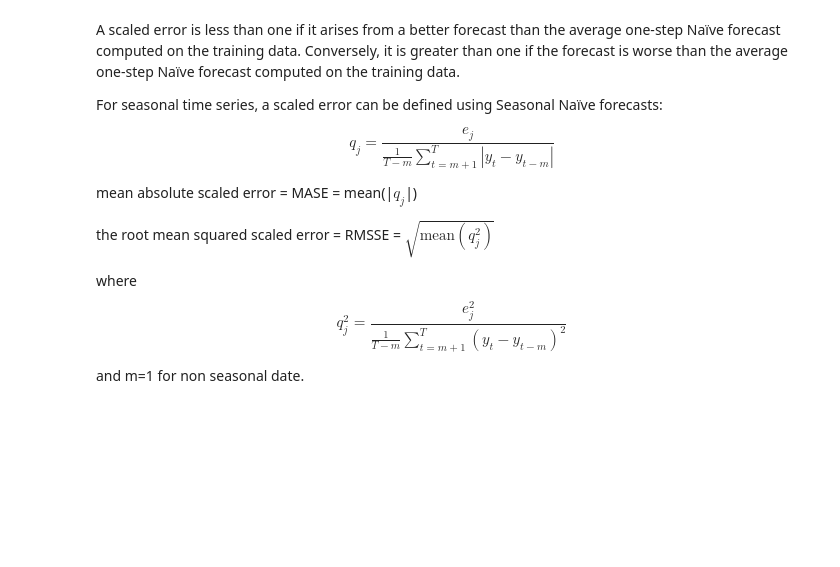
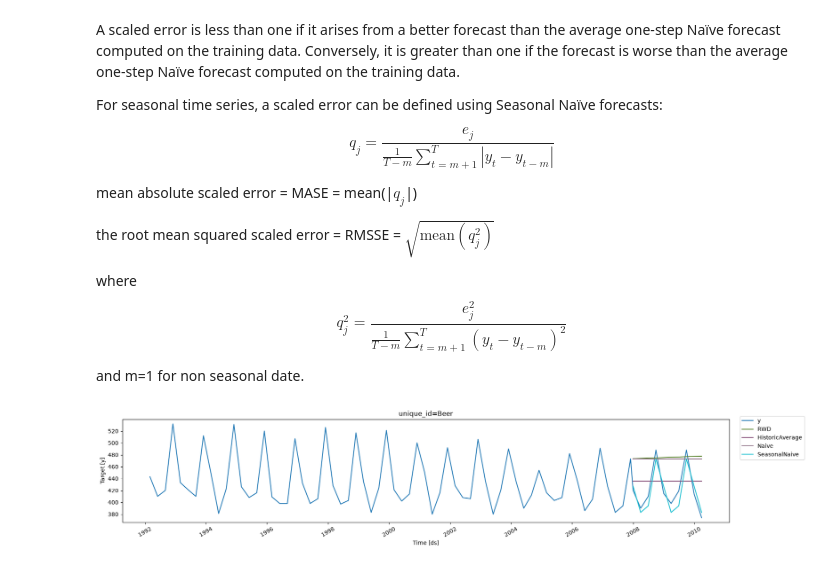
Before and after one commit to Minajamfum/forecasting, a Jupyter notebook: chapter5.ipynb, the cells around one changed output. Saved outputs shown, nothing was run; the diff lists cells and outputs as text; code cells hidden in the pictures; blank space fills up the shorter version.

```diff
--- a/chapter5.ipynb
+++ b/chapter5.ipynb
@@ -766,3 +766,20 @@ the root mean squared scaled error = RMSSE = $\sqrt{\text{mean}(q_j^2)}$
 where $$q_j^2 = \frac{e_j^2}{\frac{1}{T-m} \sum_{t=m+1}^{T} (y_t - y_{t-m})^2}$$
 
 and m=1 for non seasonal date.
+# %%
+# Forecasts of Australian quarterly beer production using data up to the end of 2007.
+
+train_df = beers_df.loc[lambda x: x["ds"].dt.year <= 2007]
+test_df = beers_df.loc[lambda x: x["ds"].dt.year > 2007]
+
+mean_method = HistoricAverage()
+naive_method = Naive()
+drift_method = RandomWalkWithDrift()
+seasonal_naive = SeasonalNaive(4)
+
+sf = StatsForecast(freq="Q", models=[drift_method, mean_method, naive_method, seasonal_naive])
+preds = (sf.forecast(df=train_df, h=10).assign(y=test_df["y"].to_numpy()))
+
+plot_series(train_df, preds)
+# %% [output]
+[figure, added]
```
Also changed, not shown: parts of 2 cells of this notebook.
